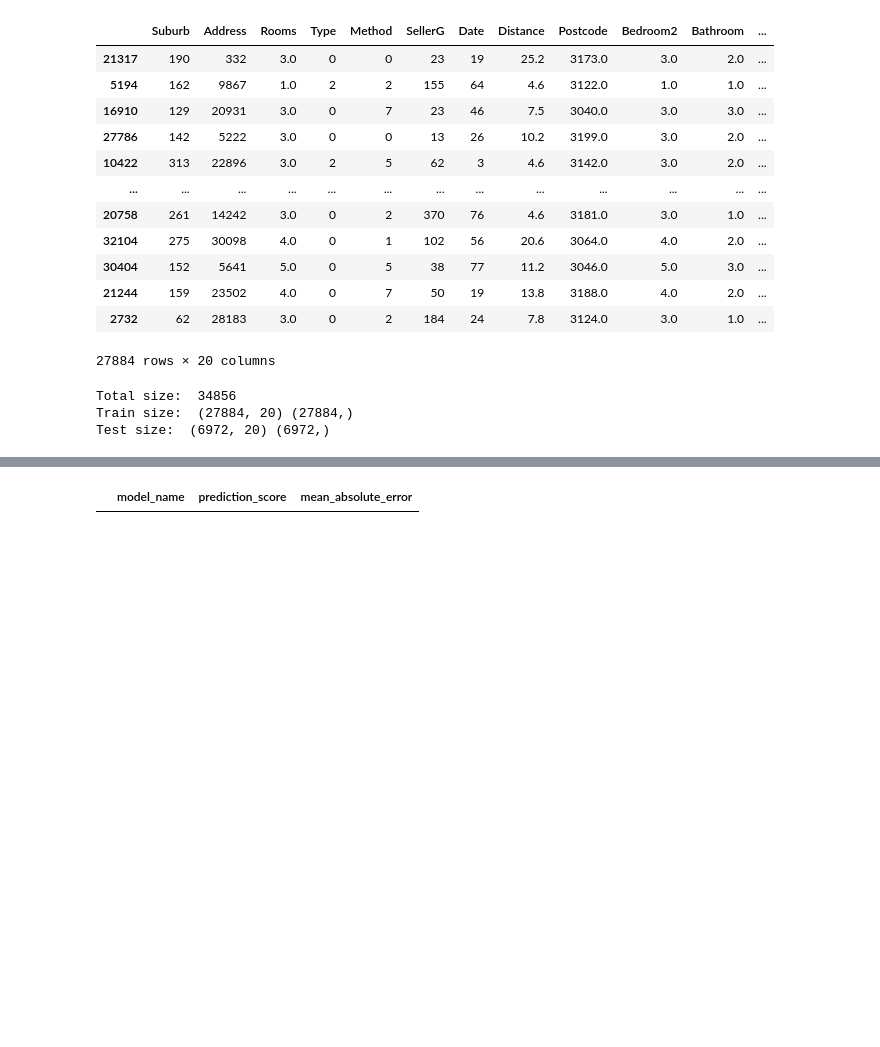
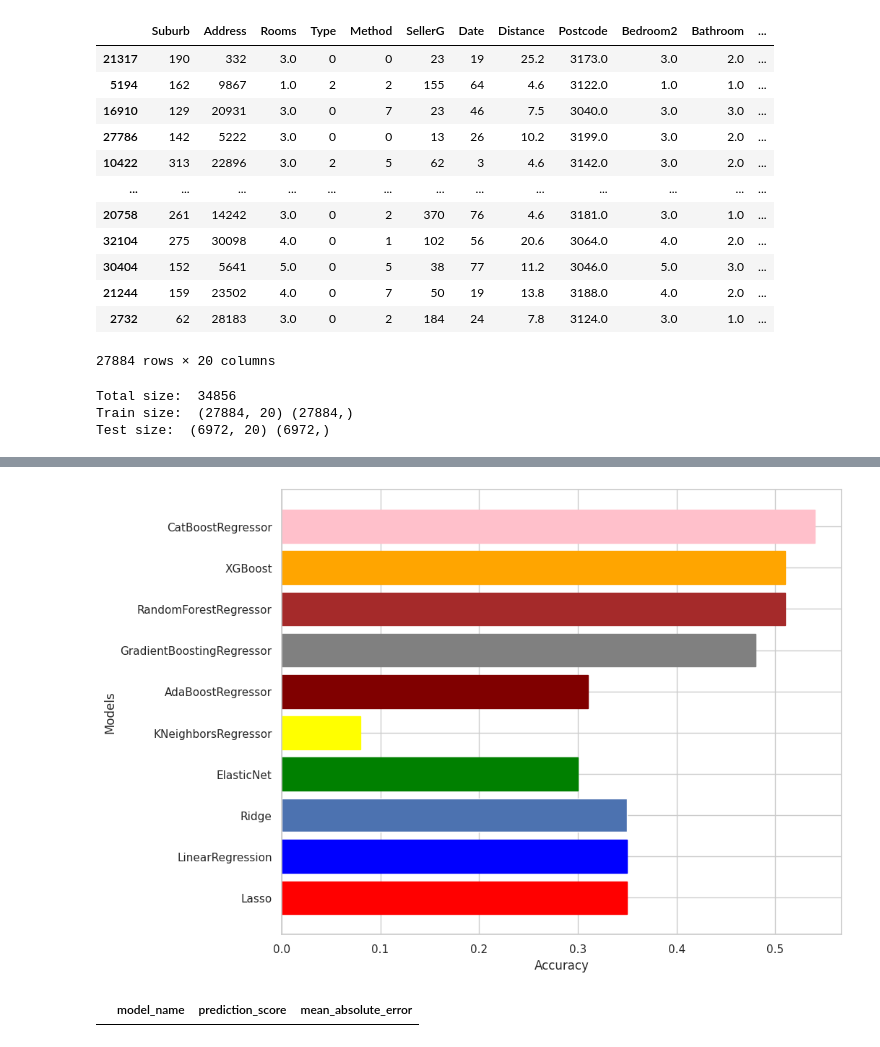
Before and after one commit to OnurKorkmaz1/Melbourne-House-Prediction, a Jupyter notebook: melbourne-house-price-prediction-ml.ipynb, the cells around one changed output, grey strips where cells are left out. Drawn from its saved outputs; the diff is of its cells as text; code cells hidden in the pictures; blank space fills up the shorter version.

```diff
--- a/melbourne-house-price-prediction-ml.ipynb
+++ b/melbourne-house-price-prediction-ml.ipynb
@@ -343,0 +341,13 @@ LinearRegression()
+# %%
+models = {
+    'Lasso': Lasso(),
+    'LinearRegression': LinearRegression(),
+    'Ridge': Ridge(),
+    'ElasticNet': ElasticNet(),
+    'KNeighborsRegressor': KNeighborsRegressor(),
+    'AdaBoostRegressor': AdaBoostRegressor(n_estimators=5, learning_rate=1.2, loss='exponential', random_state=2),
+    'GradientBoostingRegressor': GradientBoostingRegressor(),
+    'RandomForestRegressor': RandomForestRegressor(),
+    'XGBoost': XGBRegressor(),
+    'CatBoostRegressor': cb.CatBoostRegressor(metric_period=100)
+}
@@ -344,3 +409,25 @@ LinearRegression()
+# %%
+
+
+
+
+
+plt.figure(figsize=(10,8))
+graph = plt.barh(model_names,r2_scores)
+results = results.sort_values(by='R-squared', ascending=True)
+plt.xlabel('Accuracy')
+plt.ylabel('Models')
+graph[0].set_color('red')
+graph[1].set_color('blue')
+graph[3].set_color('green')
+graph[4].set_color('yellow')
+graph[5].set_color('maroon')
+graph[6].set_color('grey')
+graph[7].set_color('brown')
+graph[8].set_color('orange')
+graph[9].set_color('pink')
+# %% [output]
+[figure, added]
 # %%
 models_summary = pd.DataFrame([],
                               columns=['model_name',
```
Also changed, not shown: parts of 9 cells of this notebook.
